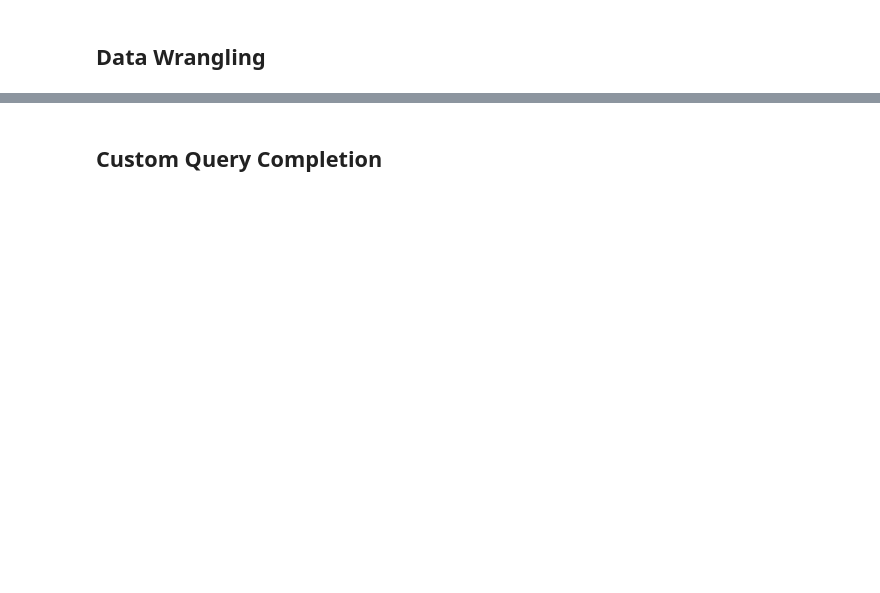
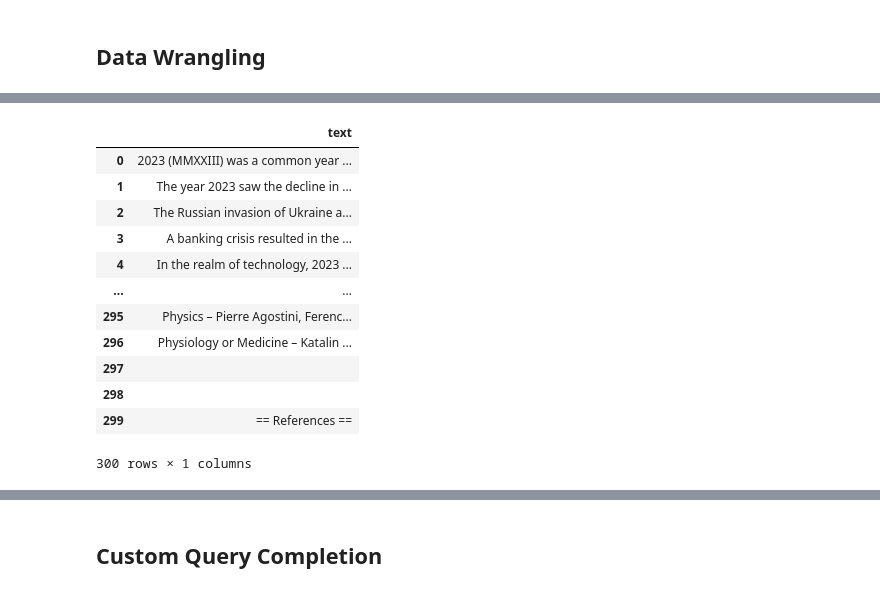
Before and after one commit to kazpot/udacity-gen-ai, a Jupyter notebook: project2/project.ipynb, the cells around one changed output, grey strips where cells are left out. Drawn from its saved outputs; the diff is of its cells as text; code cells hidden in the pictures; blank space fills up the shorter version.

```diff
--- a/project2/project.ipynb
+++ b/project2/project.ipynb
@@ -4,0 +17,2 @@
+# %%
+response = requests.get("https://en.wikipedia.org/w/api.php?action=query&prop=extracts&exlimit=1&titles=2023&explaintext=1&formatversion=2&format=json")
@@ -4,0 +39,18 @@
+# %%
+df = pd.DataFrame()
+df["text"] = response.json()["query"]["pages"][0]["extract"].split("\n")
+df
+# %% [output]
+|  | text |
+| 0 | 2023 (MMXXIII) was a common year ... |
+| 1 | The year 2023 saw the decline in ... |
+| 2 | The Russian invasion of Ukraine a... |
+| 3 | A banking crisis resulted in the ... |
+| 4 | In the realm of technology, 2023 ... |
+| ... | ... |
+| 295 | Physics – Pierre Agostini, Ferenc... |
+| 296 | Physiology or Medicine – Katalin ... |
+| 297 |  |
+| 298 |  |
+| 299 | == References == |
+300 rows × 1 columns
```
Also changed, not shown: parts of 28 cells of this notebook, 4 other files.
